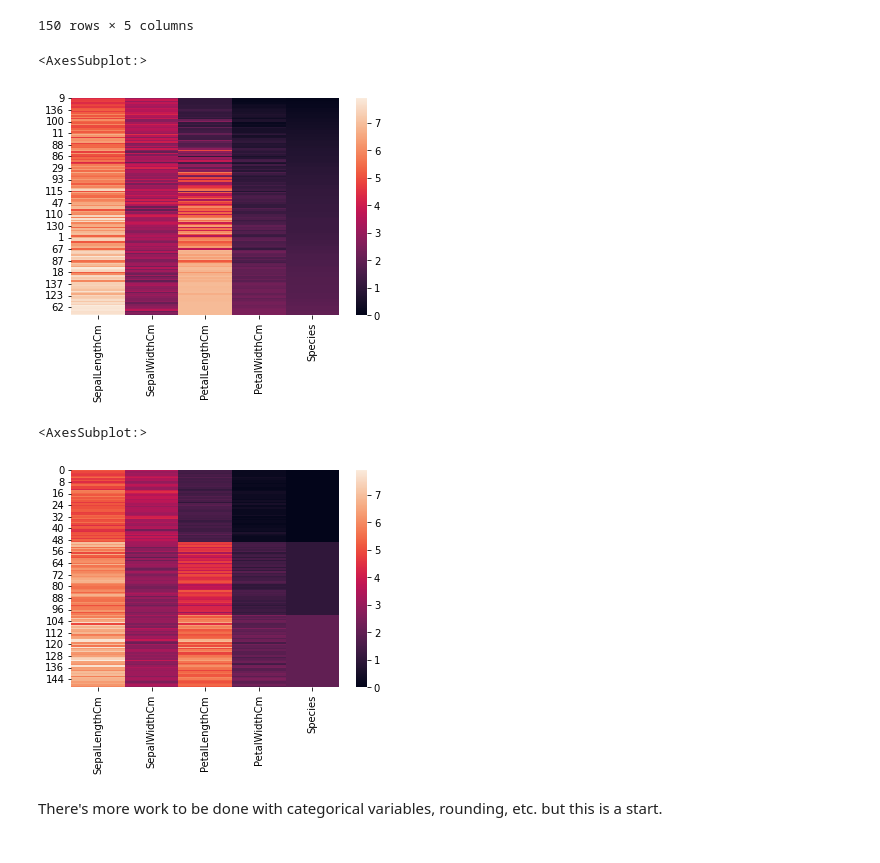
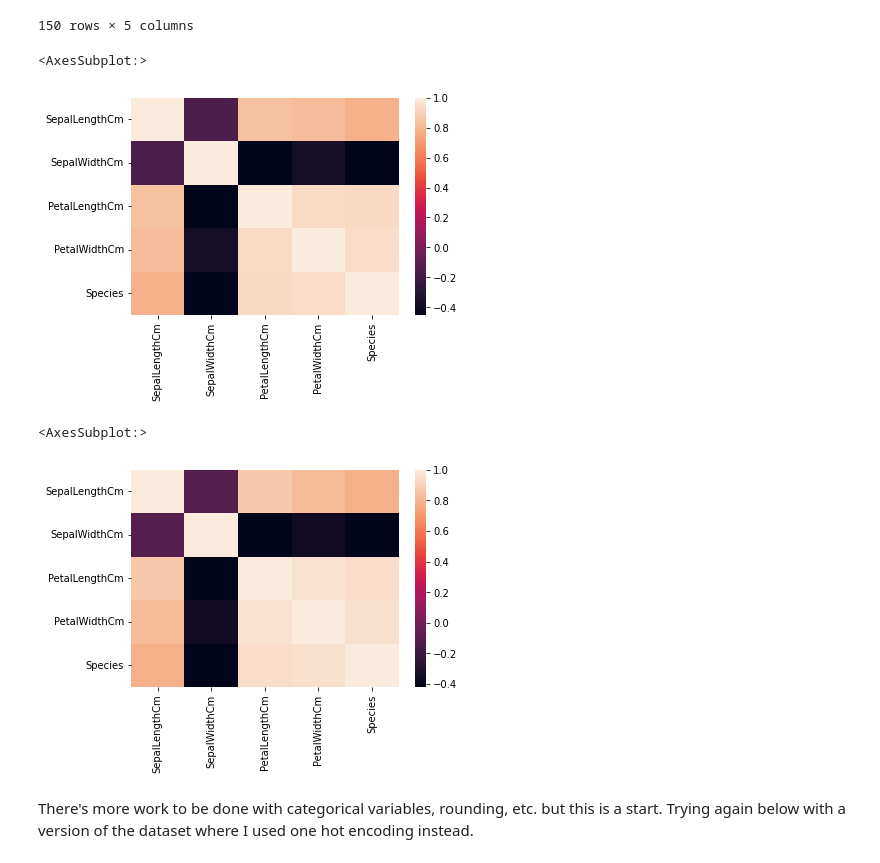
Before and after one commit to capitalone/synthetic-data, a Jupyter notebook: examples/generate_from_report.ipynb, the cells around one changed output. Cells and saved outputs as stored; diff of their text form; code cells hidden in the pictures.

Commit message:
used corr for heatmap; added one hot encoded data

```diff
--- a/examples/generate_from_report.ipynb
+++ b/examples/generate_from_report.ipynb
@@ -94,14 +94,14 @@ x
 | 75 | 7.863258 | 2.314644 | 6.900000 | 2.500000 | 2.000000 |
 150 rows × 5 columns
 # %%
-sns.heatmap(x)
+sns.heatmap(x.corr())
 # %% [output]
 <AxesSubplot:>
-[figure, old version]
+[figure, new version]
 # %%
-sns.heatmap(pd.read_csv(data_path))
+sns.heatmap(pd.read_csv(data_path).corr())
 # %% [output]
 <AxesSubplot:>
-[figure, old version]
+[figure, new version]
 # %% [markdown]
-There's more work to be done with categorical variables, rounding, etc. but this is a start.
+There's more work to be done with categorical variables, rounding, etc. but this is a start. Trying again below with a version of the dataset where I used one hot encoding instead.
```
Also changed, not shown: parts of 9 cells of this notebook, 1 other file.
